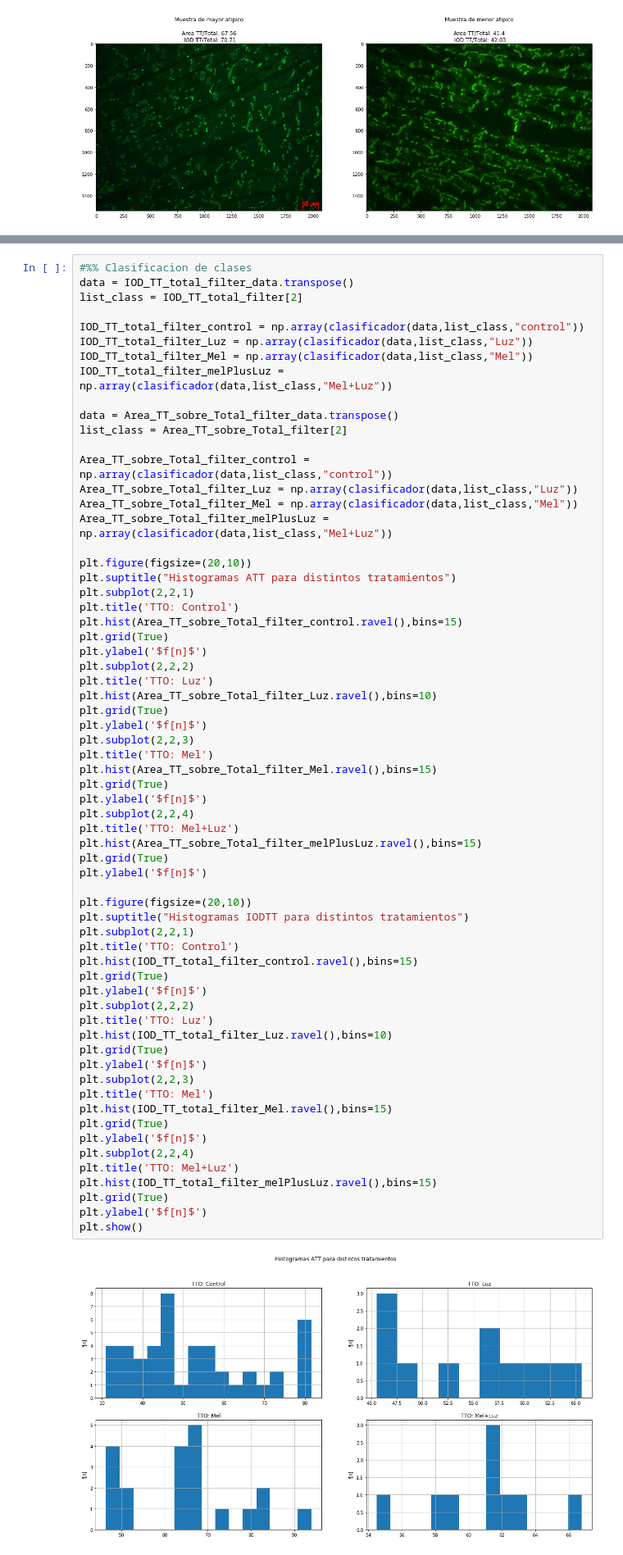
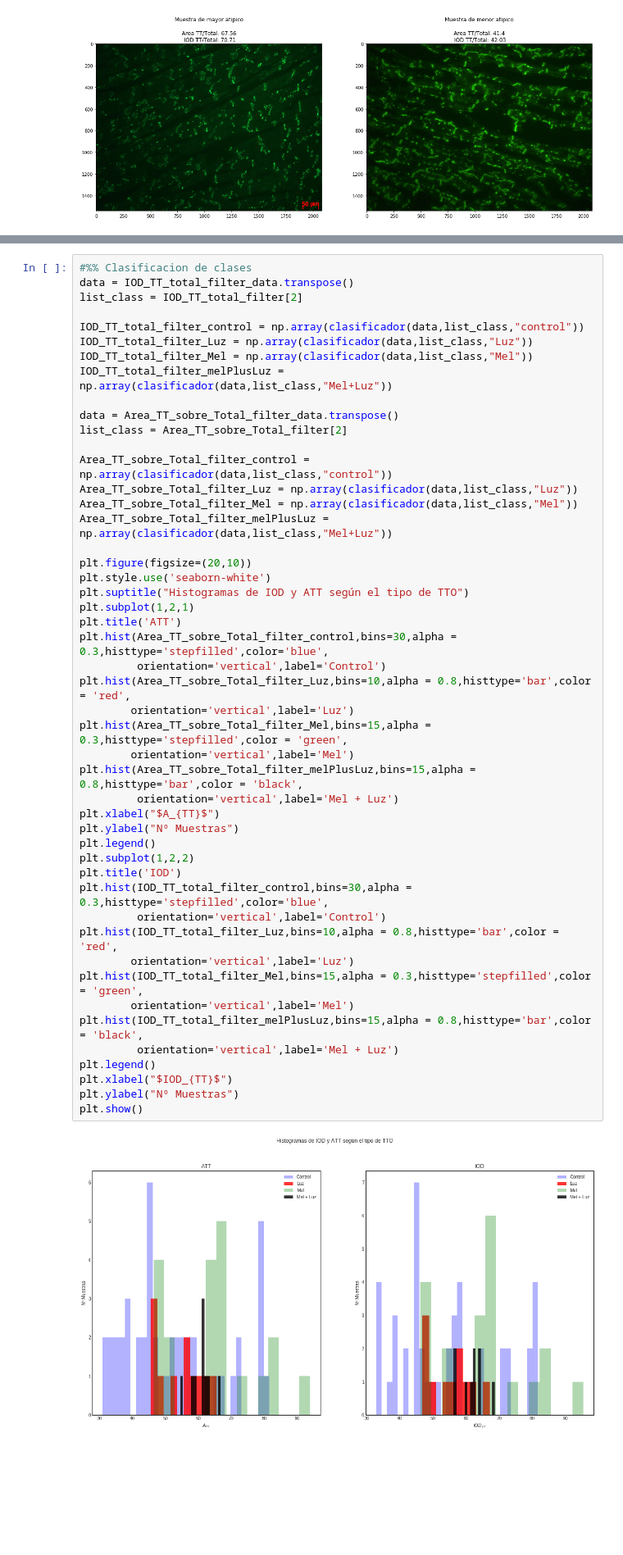
Before and after one commit to lucasbautista/dplab_image_cnn, a Jupyter notebook: documentacion/Estudio de Correlación Lineal,Clasificación y Normalidad.ipynb, the cells around one changed output, grey strips where cells are left out. Shown at 82% size. Saved outputs shown, nothing was run; the diff lists cells and outputs as text; blank space fills up the shorter version.

Commit message:
se incorporo la documentacion respecto a los histogramas por clase, aguardando respuesta de EMI

```diff
--- a/documentacion/Estudio de Correlación Lineal,Clasificación y Normalidad.ipynb
+++ b/documentacion/Estudio de Correlación Lineal,Clasificación y Normalidad.ipynb
@@ -350,66 +353,50 @@ plt.show()
 # %%
 #%% Clasificacion de clases
 data = IOD_TT_total_filter_data.transpose()
 list_class = IOD_TT_total_filter[2]
 
 IOD_TT_total_filter_control = np.array(clasificador(data,list_class,"control"))
 IOD_TT_total_filter_Luz = np.array(clasificador(data,list_class,"Luz"))
 IOD_TT_total_filter_Mel = np.array(clasificador(data,list_class,"Mel"))
 IOD_TT_total_filter_melPlusLuz = np.array(clasificador(data,list_class,"Mel+Luz"))
 
 data = Area_TT_sobre_Total_filter_data.transpose()
 list_class = Area_TT_sobre_Total_filter[2]
 
 Area_TT_sobre_Total_filter_control = np.array(clasificador(data,list_class,"control"))
 Area_TT_sobre_Total_filter_Luz = np.array(clasificador(data,list_class,"Luz"))
 Area_TT_sobre_Total_filter_Mel = np.array(clasificador(data,list_class,"Mel"))
 Area_TT_sobre_Total_filter_melPlusLuz = np.array(clasificador(data,list_class,"Mel+Luz"))
 
 plt.figure(figsize=(20,10))
-plt.suptitle("Histogramas ATT para distintos tratamientos")
-plt.subplot(2,2,1)
-plt.title('TTO: Control')
-plt.hist(Area_TT_sobre_Total_filter_control.ravel(),bins=15)
-plt.grid(True)
-plt.ylabel('$f[n]$')
-plt.subplot(2,2,2)
-plt.title('TTO: Luz')
-plt.hist(Area_TT_sobre_Total_filter_Luz.ravel(),bins=10)
-plt.grid(True)
-plt.ylabel('$f[n]$')
-plt.subplot(2,2,3)
-plt.title('TTO: Mel')
-plt.hist(Area_TT_sobre_Total_filter_Mel.ravel(),bins=15)
-plt.grid(True)
-plt.ylabel('$f[n]$')
-plt.subplot(2,2,4)
-plt.title('TTO: Mel+Luz')
-plt.hist(Area_TT_sobre_Total_filter_melPlusLuz.ravel(),bins=15)
-plt.grid(True)
-plt.ylabel('$f[n]$')
-
-plt.figure(figsize=(20,10))
-plt.suptitle("Histogramas IODTT para distintos tratamientos")
-plt.subplot(2,2,1)
-plt.title('TTO: Control')
-plt.hist(IOD_TT_total_filter_control.ravel(),bins=15)
-plt.grid(True)
-plt.ylabel('$f[n]$')
-plt.subplot(2,2,2)
-plt.title('TTO: Luz')
-plt.hist(IOD_TT_total_filter_Luz.ravel(),bins=10)
-plt.grid(True)
-plt.ylabel('$f[n]$')
-plt.subplot(2,2,3)
-plt.title('TTO: Mel')
-plt.hist(IOD_TT_total_filter_Mel.ravel(),bins=15)
-plt.grid(True)
-plt.ylabel('$f[n]$')
-plt.subplot(2,2,4)
-plt.title('TTO: Mel+Luz')
-plt.hist(IOD_TT_total_filter_melPlusLuz.ravel(),bins=15)
-plt.grid(True)
-plt.ylabel('$f[n]$')
+plt.style.use('seaborn-white')
+plt.suptitle("Histogramas de IOD y ATT según el tipo de TTO")
+plt.subplot(1,2,1)
+plt.title('ATT')
+plt.hist(Area_TT_sobre_Total_filter_control,bins=30,alpha = 0.3,histtype='stepfilled',color='blue',
+         orientation='vertical',label='Control')
+plt.hist(Area_TT_sobre_Total_filter_Luz,bins=10,alpha = 0.8,histtype='bar',color = 'red',
+        orientation='vertical',label='Luz')
+plt.hist(Area_TT_sobre_Total_filter_Mel,bins=15,alpha = 0.3,histtype='stepfilled',color = 'green',
+        orientation='vertical',label='Mel')
+plt.hist(Area_TT_sobre_Total_filter_melPlusLuz,bins=15,alpha = 0.8,histtype='bar',color = 'black',
+         orientation='vertical',label='Mel + Luz')
+plt.xlabel("$A_{TT}$")
+plt.ylabel("Nº Muestras")
+plt.legend()
+plt.subplot(1,2,2)
+plt.title('IOD')
+plt.hist(IOD_TT_total_filter_control,bins=30,alpha = 0.3,histtype='stepfilled',color='blue',
+         orientation='vertical',label='Control')
+plt.hist(IOD_TT_total_filter_Luz,bins=10,alpha = 0.8,histtype='bar',color = 'red',
+        orientation='vertical',label='Luz')
+plt.hist(IOD_TT_total_filter_Mel,bins=15,alpha = 0.3,histtype='stepfilled',color = 'green',
+        orientation='vertical',label='Mel')
+plt.hist(IOD_TT_total_filter_melPlusLuz,bins=15,alpha = 0.8,histtype='bar',color = 'black',
+         orientation='vertical',label='Mel + Luz')
+plt.legend()
+plt.xlabel("$IOD_{TT}$")
+plt.ylabel("Nº Muestras")
 plt.show()
 # %% [output]
-[figure, old version]
+[figure, new version]
```
Also changed, not shown: parts of 11 cells of this notebook.
